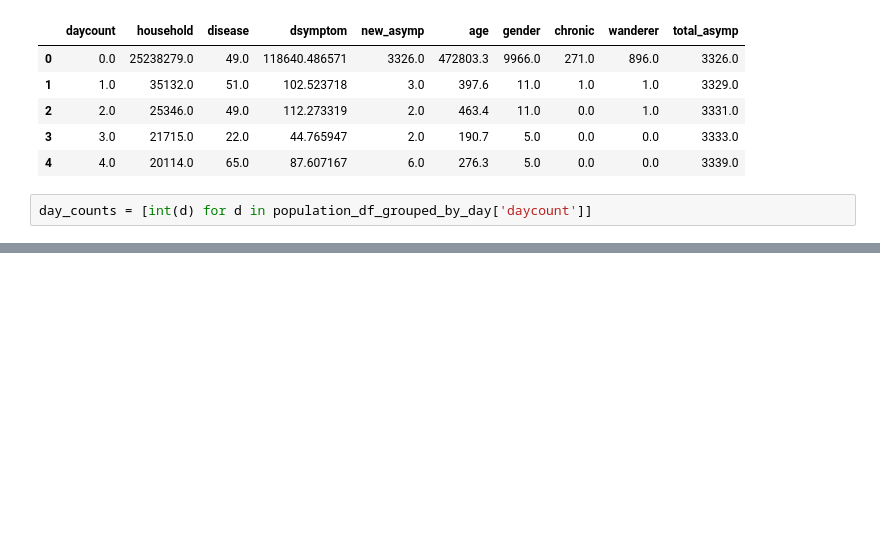
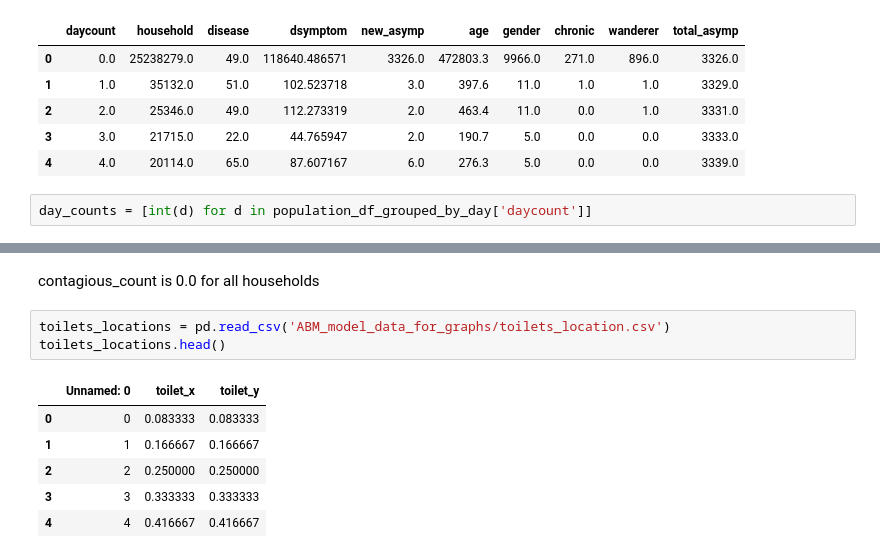
Before and after one commit to AIforGoodSimulator/visualization-notebooks, a Jupyter notebook: agent-based-model-visualizations/agent_based_model_visualizations.ipynb, the cells around one changed output, grey strips where cells are left out. Cells and saved outputs as stored; diff of their text form; blank space fills up the shorter version.

```diff
--- a/agent-based-model-visualizations/agent_based_model_visualizations.ipynb
+++ b/agent-based-model-visualizations/agent_based_model_visualizations.ipynb
@@ -137,0 +166,12 @@ line_plot.show()
+# %% [markdown]
+contagious_count is 0.0 for all households
+# %%
+toilets_locations = pd.read_csv('ABM_model_data_for_graphs/toilets_location.csv')
+toilets_locations.head()
+# %% [output]
+|  | Unnamed: 0 | toilet_x | toilet_y |
+| 0 | 0 | 0.083333 | 0.083333 |
+| 1 | 1 | 0.166667 | 0.166667 |
+| 2 | 2 | 0.250000 | 0.250000 |
+| 3 | 3 | 0.333333 | 0.333333 |
+| 4 | 4 | 0.416667 | 0.416667 |
```
Also changed, not shown: parts of 10 cells of this notebook.
